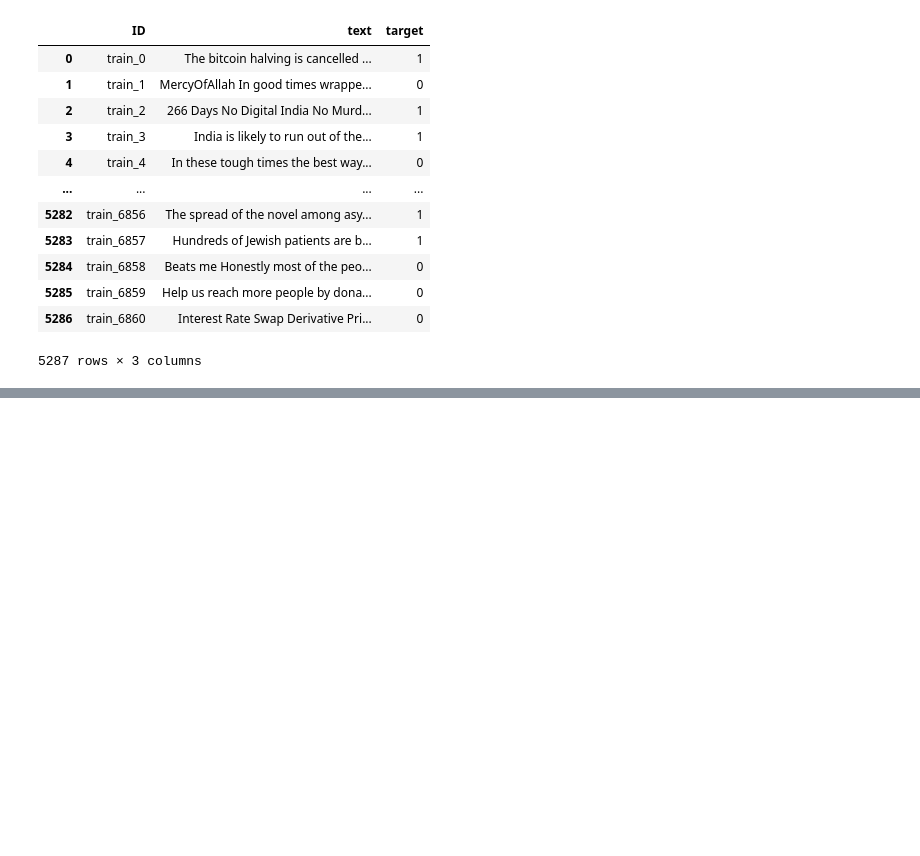
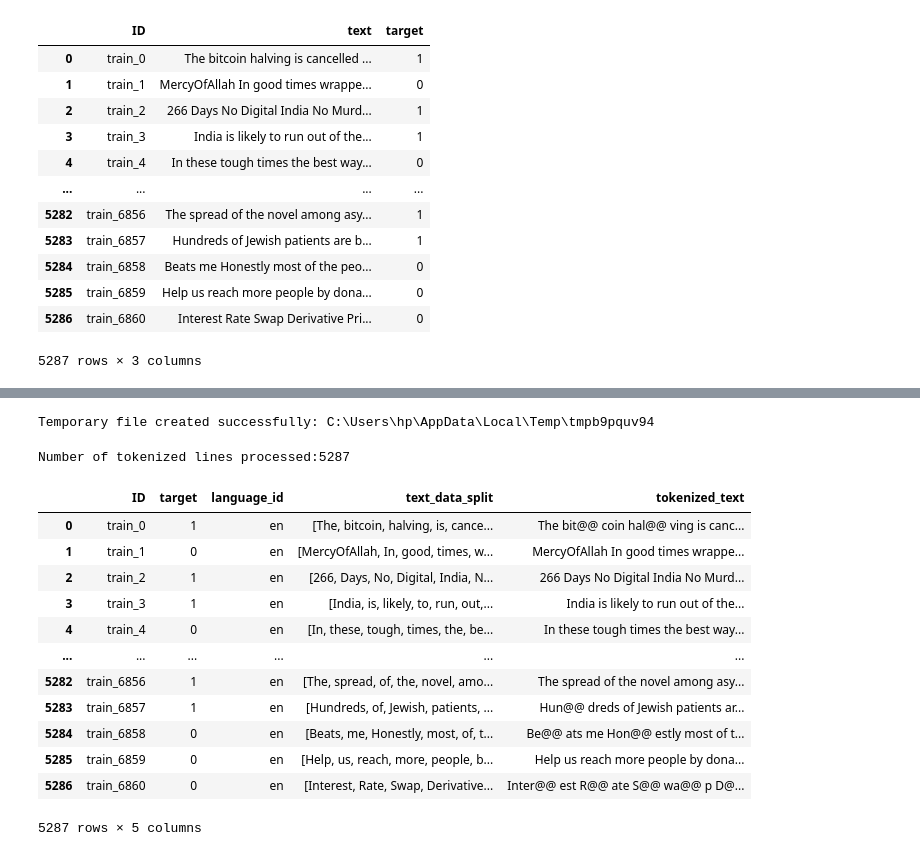
Before and after one commit to datakiptoo/Covid-19-Classifier, a Jupyter notebook: lr.ipynb, the cells around one changed output, grey strips where cells are left out. Saved outputs shown, nothing was run; the diff lists cells and outputs as text; code cells hidden in the pictures; blank space fills up the shorter version.

Commit message:
modified:   lr.ipynb 	modified:   Submission.csv 	modified:   bpe_model 	Submission_nb.csv 	text_classification.ipynb

```diff
--- a/lr.ipynb
+++ b/lr.ipynb
@@ -40,0 +131,3 @@ Name: text, Length: 5287, dtype: object
+# %%
+text_data_split=split_text_by_whitespace(text_data)
+covid19_dataset['text_data_split']=text_data_split
@@ -40,0 +154,42 @@ Name: text, Length: 5287, dtype: object
+# %%
+#Implementing word tokeniation using BPE
+import os
+from subword_nmt.learn_bpe import learn_bpe
+from subword_nmt.apply_bpe import BPE
+import tempfile
+
+#creating a temporary file and writes  each text_data entry into the temporary file
+with tempfile.NamedTemporaryFile(mode='w', delete=False, encoding='utf-8') as f:
+    for entry in text_data:
+        f.write(entry + '\n')
+        tmp_text_filename=f.name
+
+if os.path.exists(tmp_text_filename):
+    print("Temporary file created successfully:", tmp_text_filename)
+else:
+    print("Error:")
+# %% [output]
+Temporary file created successfully: C:\Users\hp\AppData\Local\Temp\tmpb9pquv94
+# %%
+learn_bpe(open(tmp_text_filename, 'r', encoding='utf-8'), open('bpe_model','w', encoding='utf-8'), num_symbols=10000)
+
+#load BPE model
+bpe=BPE(open('bpe_model','r',encoding='utf-8'))
+
+#Tokenize text using BPE
+tokenized_text=[]
+with open(tmp_text_filename, 'r', encoding='utf-8') as f:
+    for line_number, line  in enumerate(f, start=1):
+        try:
+            tokenized_line=bpe.process_line(line.strip())
+            tokenized_text.append(tokenized_line)
+        except Exception as e:
+            print(f"Error processing line {line_number}':{e}")
+
+#
+# %%
+print(f"Number of tokenized lines processed:{len(tokenized_text)}")
+# %% [output]
+Number of tokenized lines processed:5287
+# %%
+covid19_dataset['tokenized_text']=tokenized_text
@@ -40,0 +198,16 @@ Name: text, Length: 5287, dtype: object
+# %%
+covid19_dataset
+# %% [output]
+|  | ID | target | language_id | text_data_split | tokenized_text |
+| 0 | train_0 | 1 | en | [The, bitcoin, halving, is, cance... | The bit@@ coin hal@@ ving is canc... |
+| 1 | train_1 | 0 | en | [MercyOfAllah, In, good, times, w... | MercyOfAllah In good times wrappe... |
+| 2 | train_2 | 1 | en | [266, Days, No, Digital, India, N... | 266 Days No Digital India No Murd... |
+| 3 | train_3 | 1 | en | [India, is, likely, to, run, out,... | India is likely to run out of the... |
+| 4 | train_4 | 0 | en | [In, these, tough, times, the, be... | In these tough times the best way... |
+| ... | ... | ... | ... | ... | ... |
+| 5282 | train_6856 | 1 | en | [The, spread, of, the, novel, amo... | The spread of the novel among asy... |
+| 5283 | train_6857 | 1 | en | [Hundreds, of, Jewish, patients, ... | Hun@@ dreds of Jewish patients ar... |
+| 5284 | train_6858 | 0 | en | [Beats, me, Honestly, most, of, t... | Be@@ ats me Hon@@ estly most of t... |
+| 5285 | train_6859 | 0 | en | [Help, us, reach, more, people, b... | Help us reach more people by dona... |
+| 5286 | train_6860 | 0 | en | [Interest, Rate, Swap, Derivative... | Inter@@ est R@@ ate S@@ wa@@ p D@... |
+5287 rows × 5 columns
```
Also changed, not shown: parts of 26 cells of this notebook.
